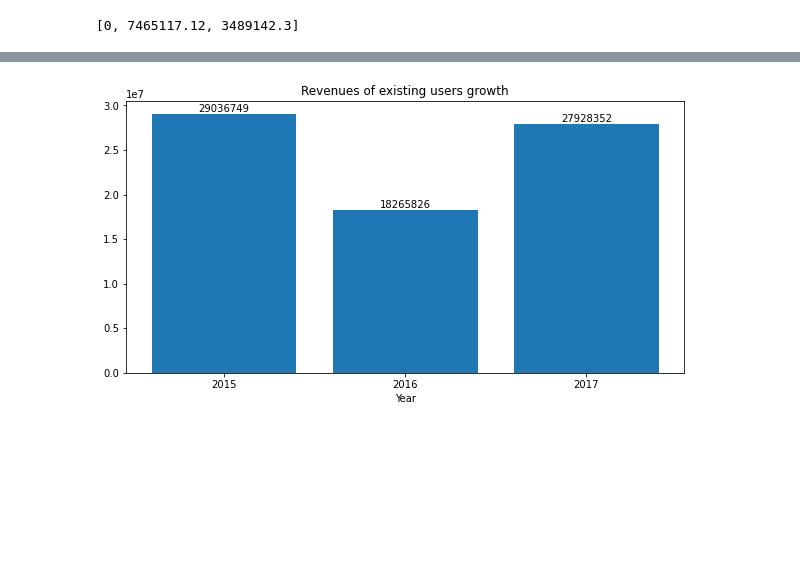
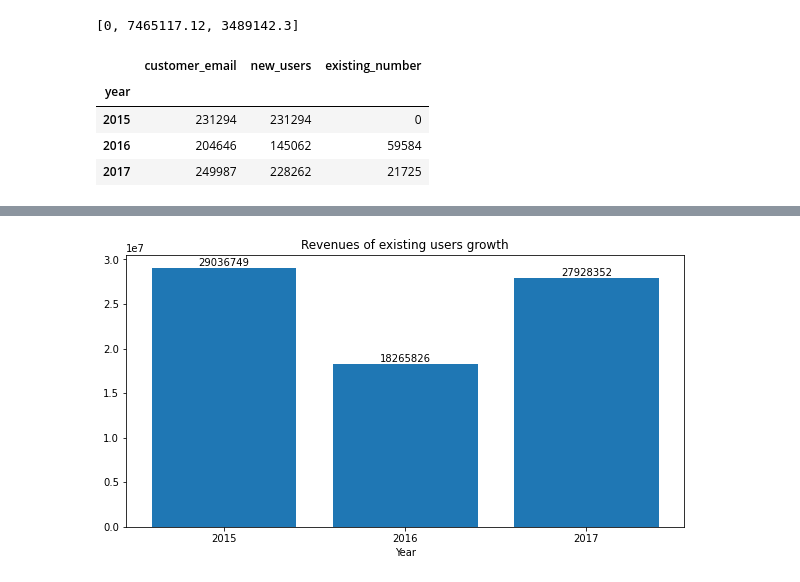
Before and after one commit to lesleyrae/CaseStudy-2, a Jupyter notebook: Case Study 2.ipynb, the cells around one changed output, grey strips where cells are left out. Cells and saved outputs as stored; diff of their text form; code cells hidden in the pictures; blank space fills up the shorter version.

```diff
--- a/Case Study 2.ipynb
+++ b/Case Study 2.ipynb
@@ -231,3 +249,11 @@ exist_revenue
 users_number['new_users']=number
 # %%
 users_number['existing_number']=users_number['customer_email']-users_number['new_users']
+# %%
+users_number
+# %% [output]
+|  | customer_email | new_users | existing_number |
+| year |  |  |  |
+| 2015 | 231294 | 231294 | 0 |
+| 2016 | 204646 | 145062 | 59584 |
+| 2017 | 249987 | 228262 | 21725 |
```
Also changed, not shown: parts of 11 cells of this notebook.
